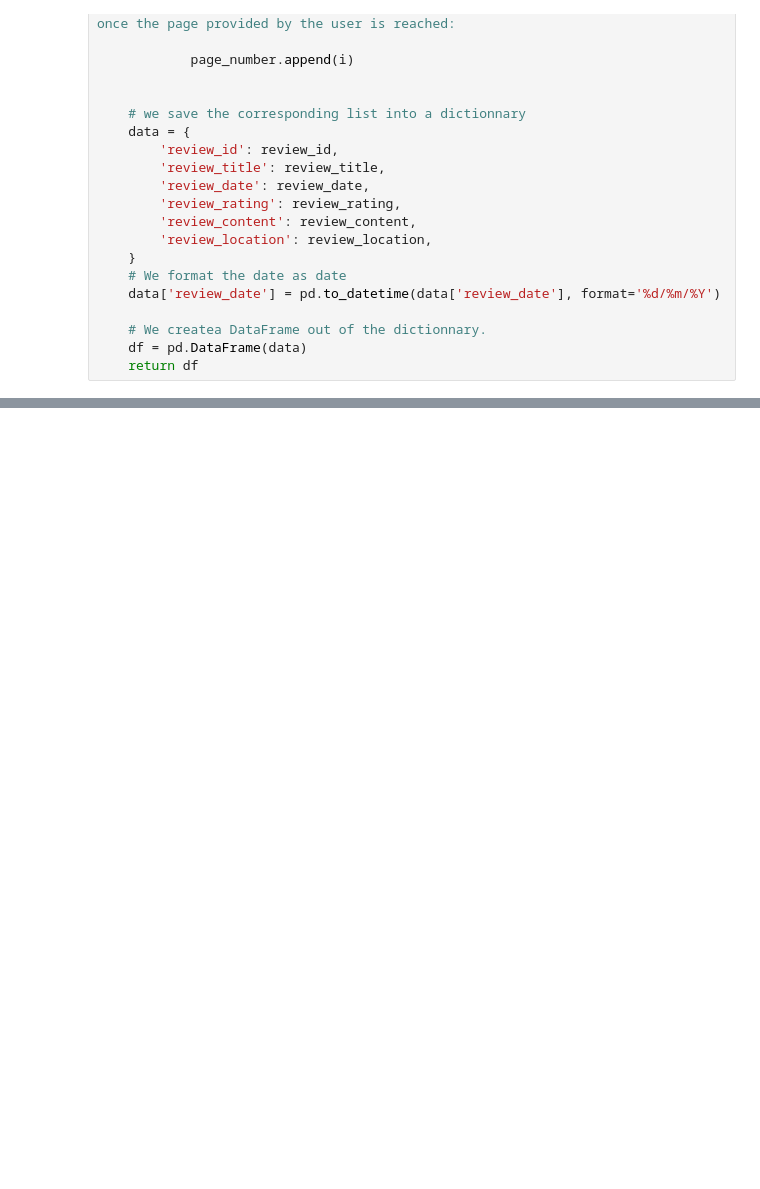
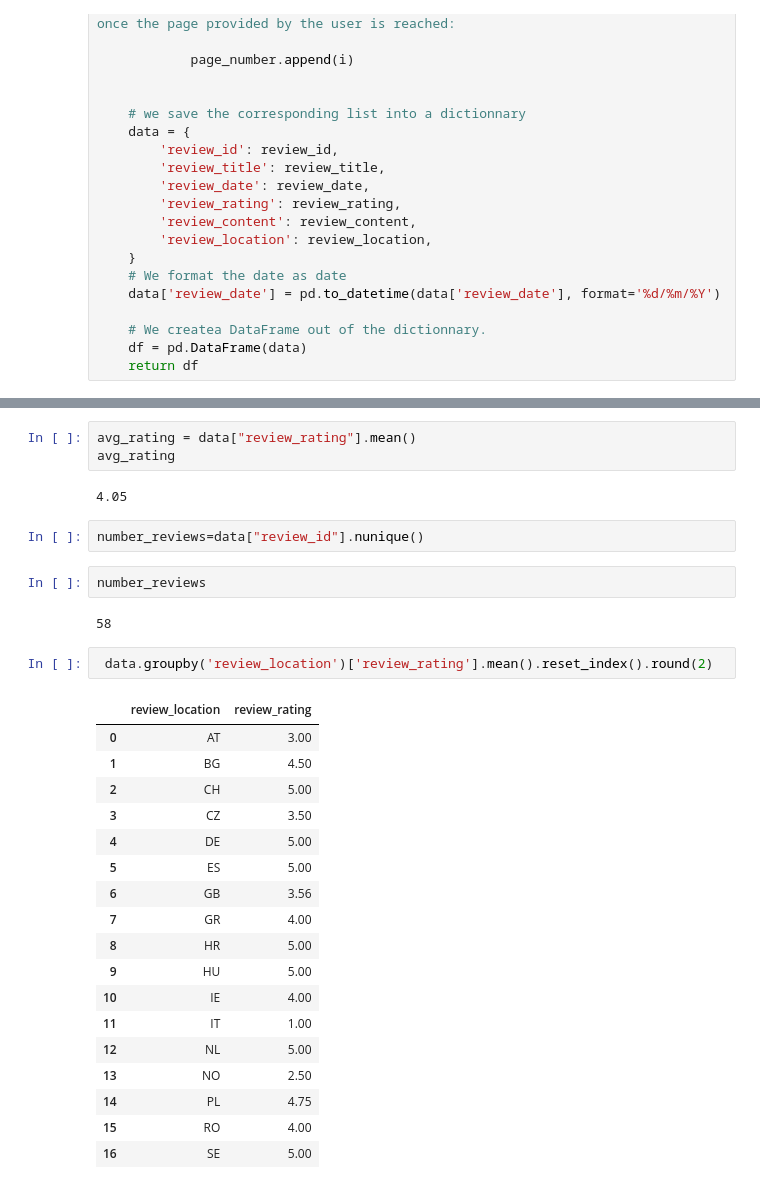
Before and after one commit to ElederSan/final_project, a Jupyter notebook: notebooks/web_scraping.ipynb, the cells around one changed output, grey strips where cells are left out. Cells and saved outputs as stored; diff of their text form; blank space fills up the shorter version.

```diff
--- a/notebooks/web_scraping.ipynb
+++ b/notebooks/web_scraping.ipynb
@@ -161,0 +455,32 @@ result_df.head()
+# %%
+avg_rating = data["review_rating"].mean()
+avg_rating
+# %% [output]
+4.05
+# %%
+number_reviews=data["review_id"].nunique()
+# %%
+number_reviews
+# %% [output]
+58
+# %%
+ data.groupby('review_location')['review_rating'].mean().reset_index().round(2)
+# %% [output]
+|  | review_location | review_rating |
+| 0 | AT | 3.00 |
+| 1 | BG | 4.50 |
+| 2 | CH | 5.00 |
+| 3 | CZ | 3.50 |
+| 4 | DE | 5.00 |
+| 5 | ES | 5.00 |
+| 6 | GB | 3.56 |
+| 7 | GR | 4.00 |
+| 8 | HR | 5.00 |
+| 9 | HU | 5.00 |
+| 10 | IE | 4.00 |
+| 11 | IT | 1.00 |
+| 12 | NL | 5.00 |
+| 13 | NO | 2.50 |
+| 14 | PL | 4.75 |
+| 15 | RO | 4.00 |
+| 16 | SE | 5.00 |
```
Also changed, not shown: parts of 28 cells of this notebook, 4 other files.
